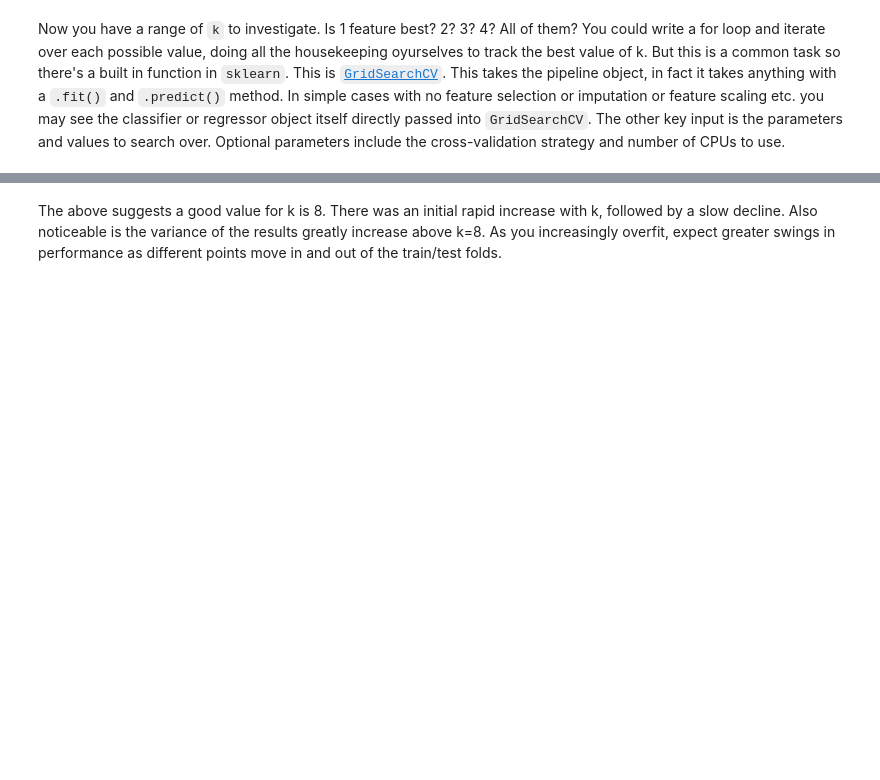
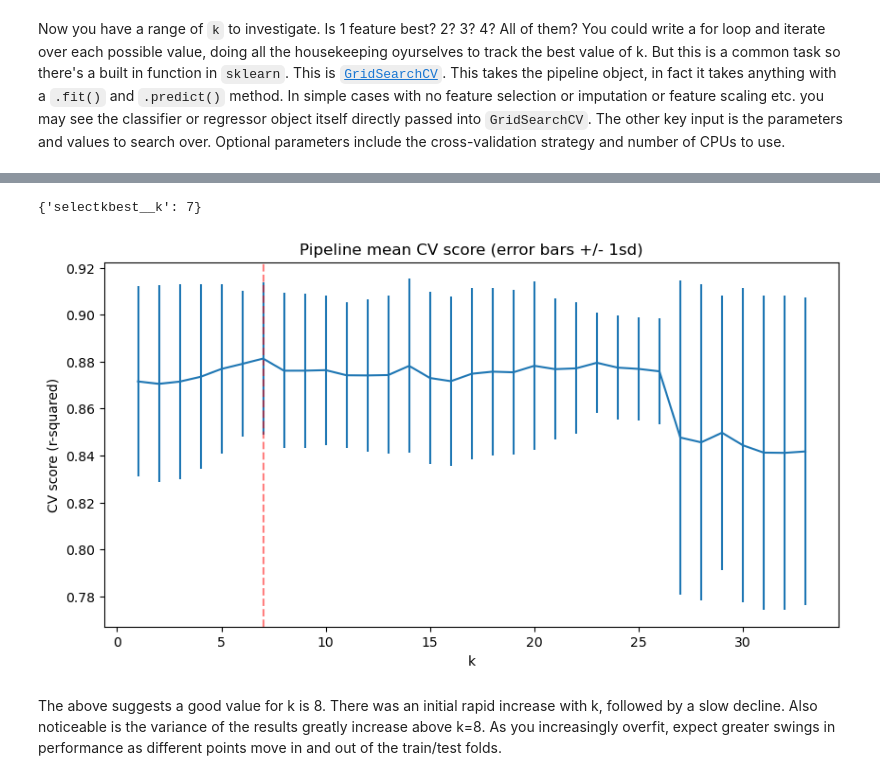
Before and after one commit to ChristaCarol/DataScienceGuidedCapstone, a Jupyter notebook: Notebooks/04_preprocessing_and_training.ipynb, the cells around one changed output, grey strips where cells are left out. Saved outputs shown, nothing was run; the diff lists cells and outputs as text; code cells hidden in the pictures; blank space fills up the shorter version.

```diff
--- a/Notebooks/04_preprocessing_and_training.ipynb
+++ b/Notebooks/04_preprocessing_and_training.ipynb
@@ -523,24 +558,3 @@ fastQuads_skiable_ratio                  0.000000
 dtype: float64
 # %% [markdown]
 ##### 4.8.1.1.2 Apply the imputation to both train and test splits<a id='4.8.1.1.2_Apply_the_imputation_to_both_train_and_test_splits'></a>
-# %%
-#Code task 9#
-#Call `X_train` and `X_test`'s `fillna()` method, passing `X_defaults_median` as the values to use
-#Assign the results to `X_tr` and `X_te`, respectively
-# These are the values we'll use to fill in any missing values
-
-# Apply the imputation to both train and test splits
-X_tr = X_train.fillna(X_defaults_median)
-X_te = X_test.fillna(X_defaults_median)
-y_train_filled = y_train.fillna(y_train.median())
-
-# Reset the indices of X_train and y_train before creating the mask
-X_train.reset_index(drop=True, inplace=True)
-y_train.reset_index(drop=True, inplace=True)
-
-# Create a boolean mask for non-missing values in both X_train and y_train
-mask_train = ~X_train.isnull().any(axis=1) & ~y_train.isnull()
-
-# Apply the mask to both X_train and y_train
-X_train_filtered = X_train[mask_train]
-y_train_filtered = y_train[mask_train]
@@ -710,4 +755,4 @@ Here, a single call to the pipeline's `fit()` method combines the steps of learn
 # %%
 #Code task 15#
 #Call the pipe's `fit()` method with `X_train` and `y_train` as arguments
-pipe.___(___, ___)
+pipe.fit(X_train, y_train)
@@ -754,7 +832,7 @@ Redefine your pipeline to include this feature selection step:
 pipe = make_pipeline(
     SimpleImputer(strategy='median'),
     StandardScaler(),
-    ___(___),
+    SelectKBest(score_func=f_regression),
     LinearRegression()
 )
 # %% [markdown]
@@ -780,7 +868,7 @@ This has made things worse! Clearly selecting a subset of features has an impact
 pipe15 = make_pipeline(
     SimpleImputer(strategy='median'),
     StandardScaler(),
-    ___(___, k=___),
+    SelectKBest(score_func=f_regression, k=15),
     LinearRegression()
 )
 # %% [markdown]
@@ -853,17 +989,21 @@ cv_k = [k for k in lr_grid_cv.cv_results_['param_selectkbest__k']]
 # %%
 #Code task 19#
 #Print the `best_params_` attribute of `lr_grid_cv`
-lr_grid_cv.___
+lr_grid_cv.best_params_
+# %% [output]
+{'selectkbest__k': 7}
 # %%
 #Code task 20#
 #Assign the value of k from the above dict of `best_params_` and assign it to `best_k`
-___ = lr_grid_cv.___['selectkbest__k']
+best_k = lr_grid_cv.best_params_['selectkbest__k']
 plt.subplots(figsize=(10, 5))
 plt.errorbar(cv_k, score_mean, yerr=score_std)
 plt.axvline(x=best_k, c='r', ls='--', alpha=.5)
 plt.xlabel('k')
 plt.ylabel('CV score (r-squared)')
 plt.title('Pipeline mean CV score (error bars +/- 1sd)');
+# %% [output]
+[figure, added]
 # %% [markdown]
 The above suggests a good value for k is 8. There was an initial rapid increase with k, followed by a slow decline. Also noticeable is the variance of the results greatly increase above k=8. As you increasingly overfit, expect greater swings in performance as different points move in and out of the train/test folds.
 # %% [markdown]
```
Also changed, not shown: parts of 70 cells of this notebook, 1 other file.
